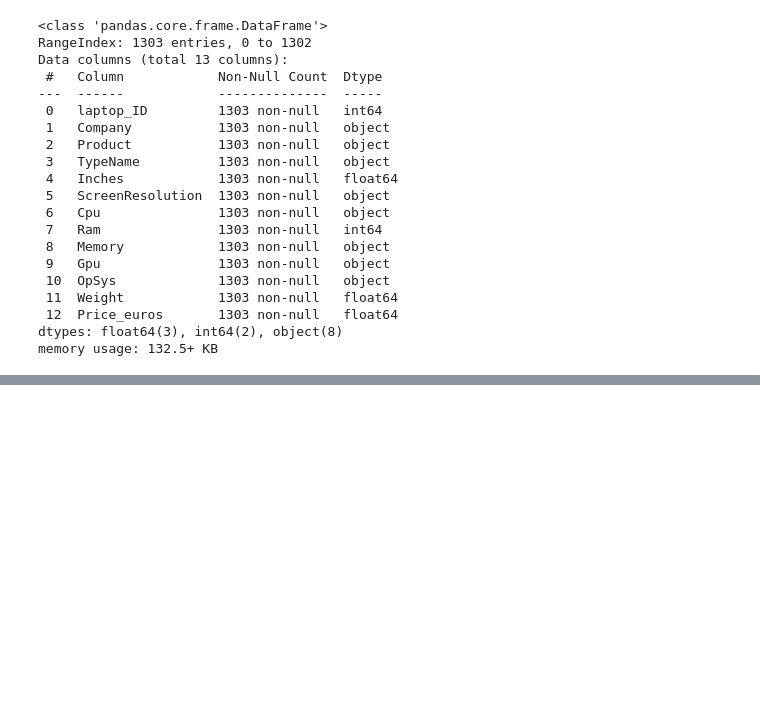
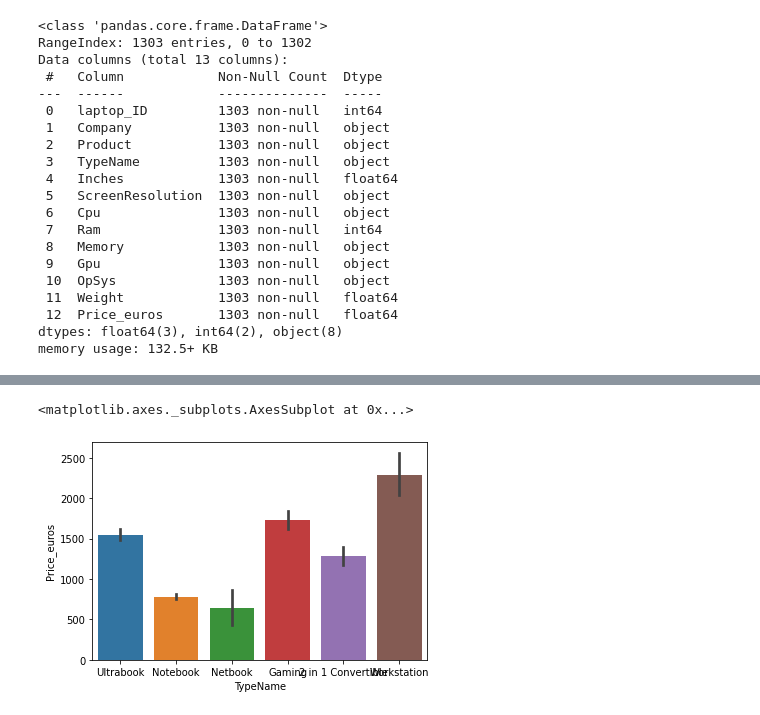
Before and after one commit to adi271001/Nastech-Internship, a Jupyter notebook: rnsit2.ipynb, the cells around one changed output, grey strips where cells are left out. Cells and saved outputs as stored; diff of their text form; code cells hidden in the pictures; blank space fills up the shorter version.

```diff
--- a/rnsit2.ipynb
+++ b/rnsit2.ipynb
@@ -730,0 +595,5 @@ plt.xticks(rotation='vertical')
+# %%
+sns.barplot(x=df1['TypeName'],y=df1['Price_euros'])
+# %% [output]
+<matplotlib.axes._subplots.AxesSubplot at 0x...>
+[figure, added]
```
Also changed, not shown: parts of 46 cells of this notebook.
